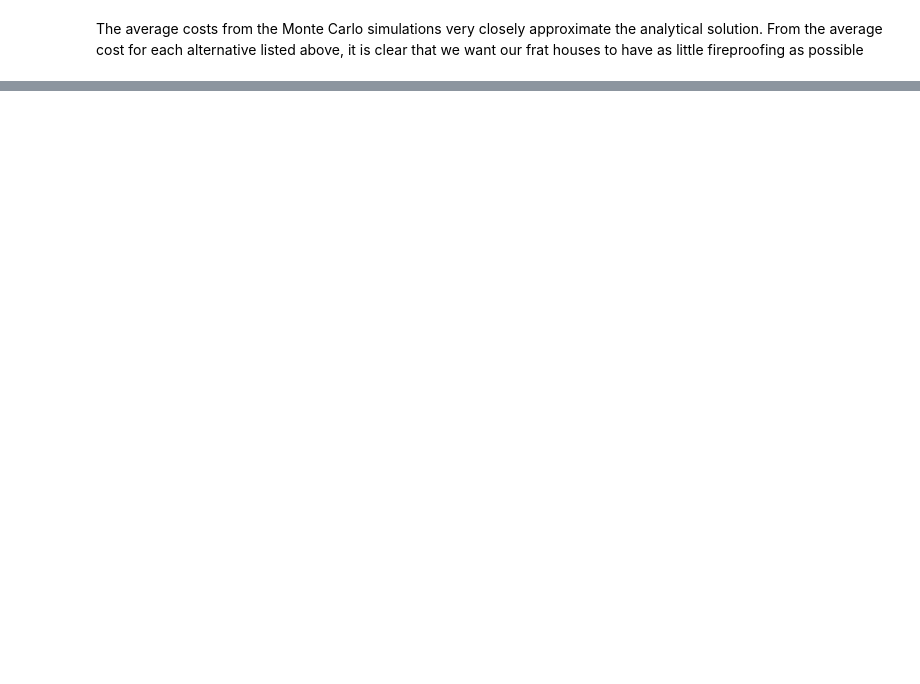
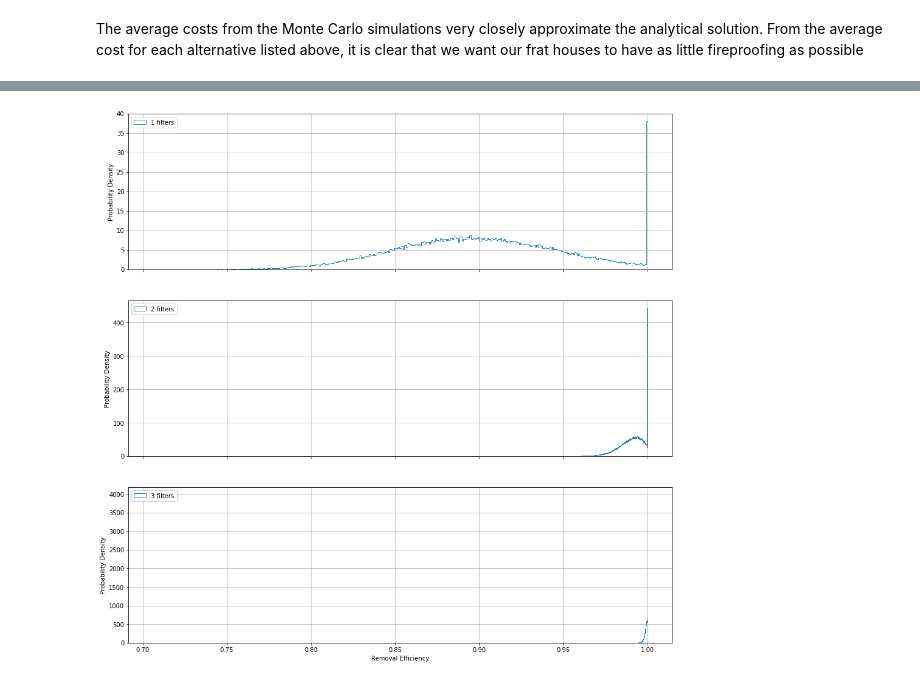
Before and after one commit to klarrieu/ECI249, a Jupyter notebook: HW3.ipynb, the cells around one changed output, grey strips where cells are left out. Saved outputs shown, nothing was run; the diff lists cells and outputs as text; code cells hidden in the pictures; blank space fills up the shorter version.

```diff
--- a/HW3.ipynb
+++ b/HW3.ipynb
@@ -107,16 +106,0 @@ The average costs from the Monte Carlo simulations very closely approximate the
-# %%
-c0 = np.random.lognormal(5, 3)
-
-class Filtration:
-    def __init__(self):
-        self.c0 = np.random.lognormal(mean=5, sigma=3)
-        self.samples = 10**4
-
-    def apply_filters(self, num):
-        c = self.c0
-        for i in range(num):
-            e = min(np.random.lognormal(mean=0.9, sigma=0.05), 1)
-            c *= 1-e
-        return c
-
-    def
@@ -124,0 +107,71 @@ class Filtration:
+# %%
+class Filtration:
+    def __init__(self):
+        self.sample_size = 10**5
+        # parameters mu and sigma for lognormal given mean and standard deviation
+        self.mu_c = 1.455696
+        self.sigma_c = 0.554513
+        self.mu_e = -0.1069
+        self.sigma_e = 0.05551276
+
+    def apply_filters(self, num):
+        c = np.random.lognormal(self.mu_c, self.sigma_c)
+        if num == 0:
+            return c
+        else:
+            for i in range(num):
+                e = min(np.random.lognormal(self.mu_e, self.sigma_e), 1)
+                c *= 1-e
+            return c
+
+    def get_eff(self, num):
+        eff = 1
+        for i in range(num):
+            e = min(np.random.lognormal(self.mu_e, self.sigma_e), 1)
+            eff *= 1-e
+        eff = 1 - eff
+        return eff
+
+    def mc_cost(self, num_filters):
+        mean_costs = []
+        filter_costs = [n*10**5 for n in range(num_filters+1)]
+        for n in range(num_filters+1):
+            costs = []
+            for run in range(self.sample_size):
+                run_c = self.apply_filters(n)
+                p_outbreak = np.clip(1/1.95*(run_c-0.05), 0, 1)
+                run_cost = n*(10**5) + p_outbreak*(10**6)
+                costs.append(run_cost)
+            mean_cost = np.mean(costs)
+            mean_costs.append(mean_cost)
+        fig, ax = plt.subplots(figsize=(16, 8))
+        ax.plot(mean_costs, label='Expected total cost')
+        ax.plot(filter_costs, label='filter costs')
+        ax.plot([(m - c) for m,c in zip(mean_costs, filter_costs)], label='Expected outbreak cost')
+        ax.legend()
+        ax.set_xlabel('Number of filters')
+        ax.set_ylabel('Costs in thousands of USD')
+        ticks = map(int, ax.get_yticks()*10**(-3))
+        ax.set_yticklabels(ticks)
+        plt.grid()
+        plt.show()
+
+    def mc_eff(self, num_filters):
+        fig, ax = plt.subplots(num_filters, 1, figsize=(16, 16), sharex=True)
+        for n in range(num_filters):
+            es = []
+            for run in range(self.sample_size):
+                run_eff = self.get_eff(n+1)
+                es.append(run_eff)
+            ax[n].hist(es, bins=400, density=True, histtype='step', label='%i filters' % (n+1))
+            ax[n].set_ylabel('Probability Density')
+            ax[n].legend(loc=2)
+            ax[n].grid()
+        ax[num_filters-1].set_xlabel('Removal Efficiency')
+        plt.show()
+
+
+filt = Filtration()
+filt.mc_eff(3)
+# %% [output]
+[figure, added]
```
Also changed, not shown: parts of 8 cells of this notebook.
